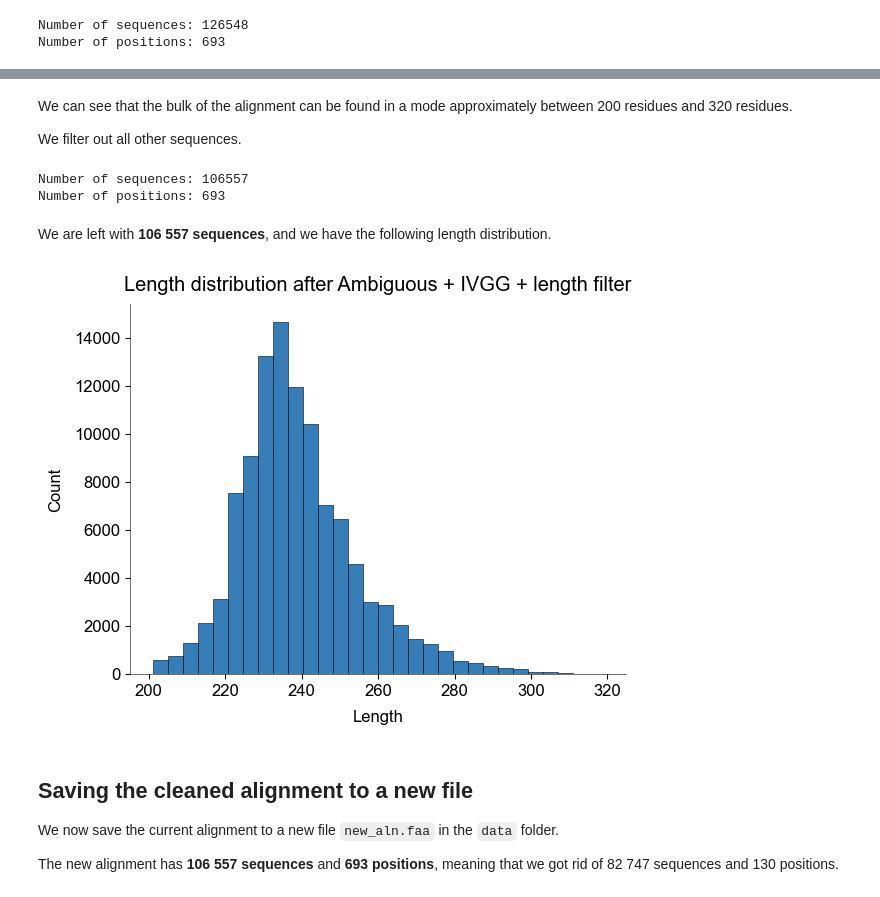
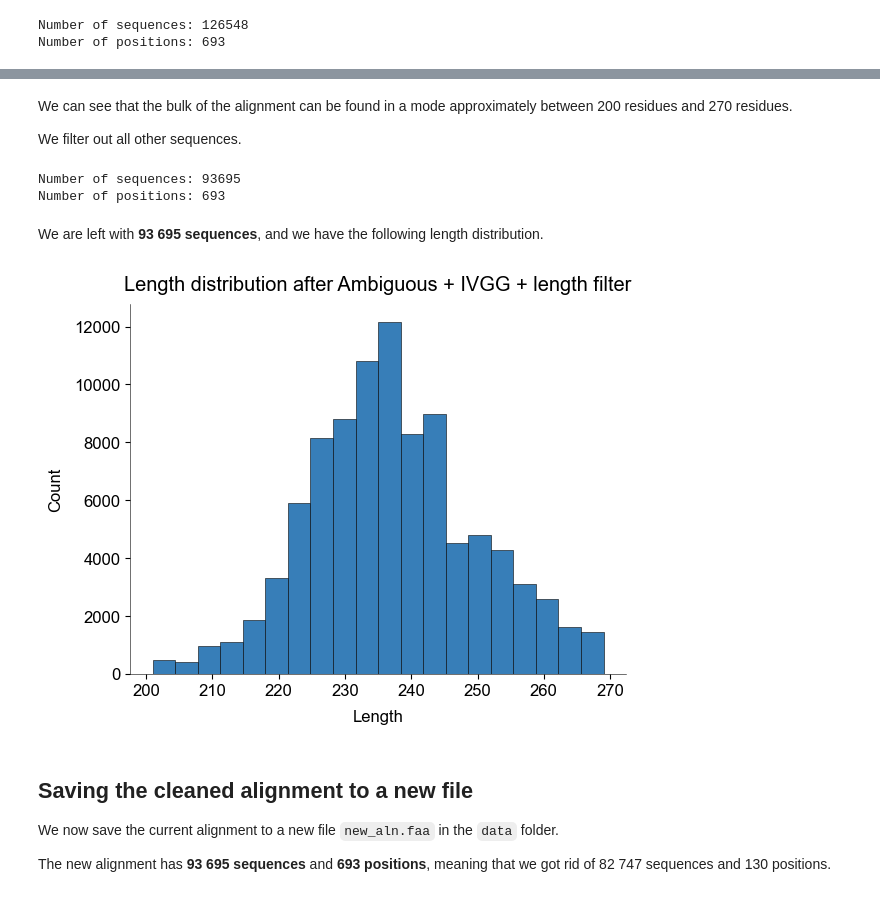
Before and after one commit to shoyip/SerProtAlign, a Jupyter notebook: notebooks/00_alignment_cleaning.ipynb, the cells around one changed output, grey strips where cells are left out. Cells and saved outputs as stored; diff of their text form; code cells hidden in the pictures.

```diff
--- a/notebooks/00_alignment_cleaning.ipynb
+++ b/notebooks/00_alignment_cleaning.ipynb
@@ -103,25 +118,25 @@ fig = plot_length_distrib(aln, 'Length distribution after Ambiguous + IVGG filte
 # %% [markdown]
-We can see that the bulk of the alignment can be found in a mode approximately between 200 residues and 320 residues.
+We can see that the bulk of the alignment can be found in a mode approximately between 200 residues and 270 residues.
 
 We filter out all other sequences.
 # %%
-aln_filter = filter_length(aln, 200, 320)
+aln_filter = filter_length(aln, 200, 270)
 aln.drop(aln_filter)
 aln.print_report()
 # %% [output]
-Number of sequences: 106557
+Number of sequences: 93695
 Number of positions: 693
 # %% [markdown]
-We are left with **106 557 sequences**, and we have the following length distribution.
+We are left with **93 695 sequences**, and we have the following length distribution.
 # %%
-fig = plot_length_distrib(aln, 'Length distribution after Ambiguous + IVGG + length filter', 30)
+fig = plot_length_distrib(aln, 'Length distribution after Ambiguous + IVGG + length filter', 20)
 # %% [output]
-[figure, old version]
+[figure, new version]
 # %% [markdown]
 ## Saving the cleaned alignment to a new file
 
 We now save the current alignment to a new file `new_aln.faa` in the `data` folder.
 
-The new alignment has **106 557 sequences** and **693 positions**, meaning that we got rid of 82 747 sequences and 130 positions.
+The new alignment has **93 695 sequences** and **693 positions**, meaning that we got rid of 82 747 sequences and 130 positions.
 # %%
 write_to_fasta(aln, data_folder + 'new_aln.faa')
```
Also changed, not shown: parts of 7 cells of this notebook, 1 other file.
